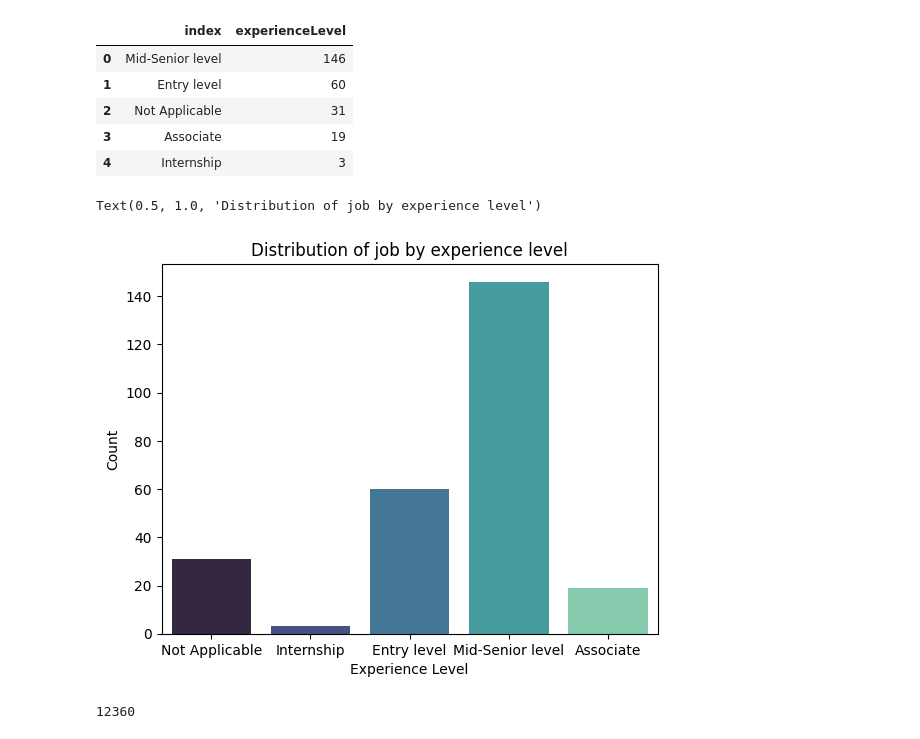
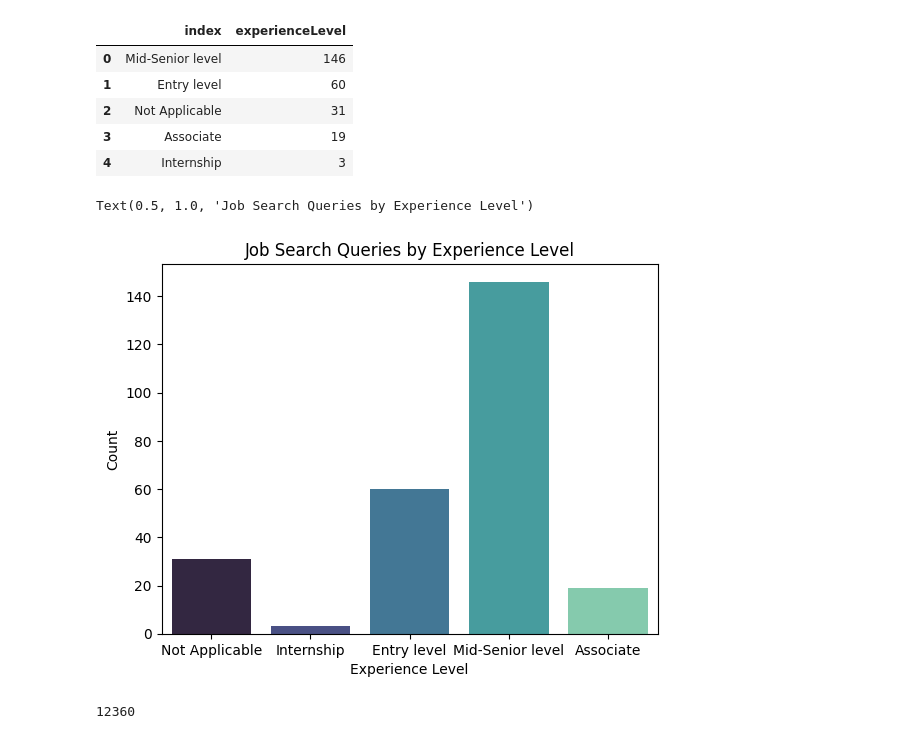
Before and after one commit to DelphineSabatier/data-science-jobs-canada-2024, a Jupyter notebook: EDA.ipynb, the cells around one changed output. Drawn from its saved outputs; the diff is of its cells as text; code cells hidden in the pictures.

```diff
--- a/EDA.ipynb
+++ b/EDA.ipynb
@@ -314,17 +314,17 @@ experiencelevel
 # %%
 # Distribution of job by experience level
 
 # Define order of experience level
 experience_order="Not Applicable", "Internship","Entry level","Mid-Senior level","Associate"
 
 # Visualisation
 sns.barplot(data=experiencelevel, x="index", y="experienceLevel", order=experience_order, palette="mako")
 plt.xlabel("Experience Level")
 plt.ylabel("Count")
-plt.title("Distribution of job by experience level")
+plt.title("Job Search Queries by Experience Level")
 # %% [output]
-Text(0.5, 1.0, 'Distribution of job by experience level')
+Text(0.5, 1.0, 'Job Search Queries by Experience Level')
-[figure, old version]
+[figure, new version]
 # %%
 data_clean["description"].str.len().max()
 # %% [output]
```
Also changed, not shown: parts of 7 cells of this notebook, 8 other files.
